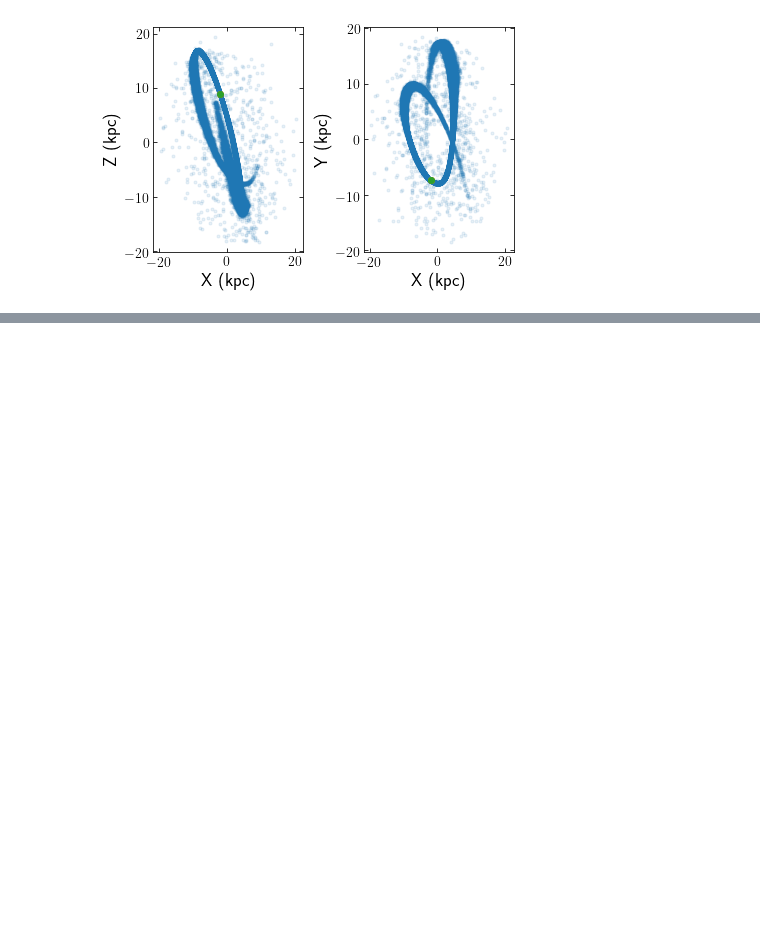
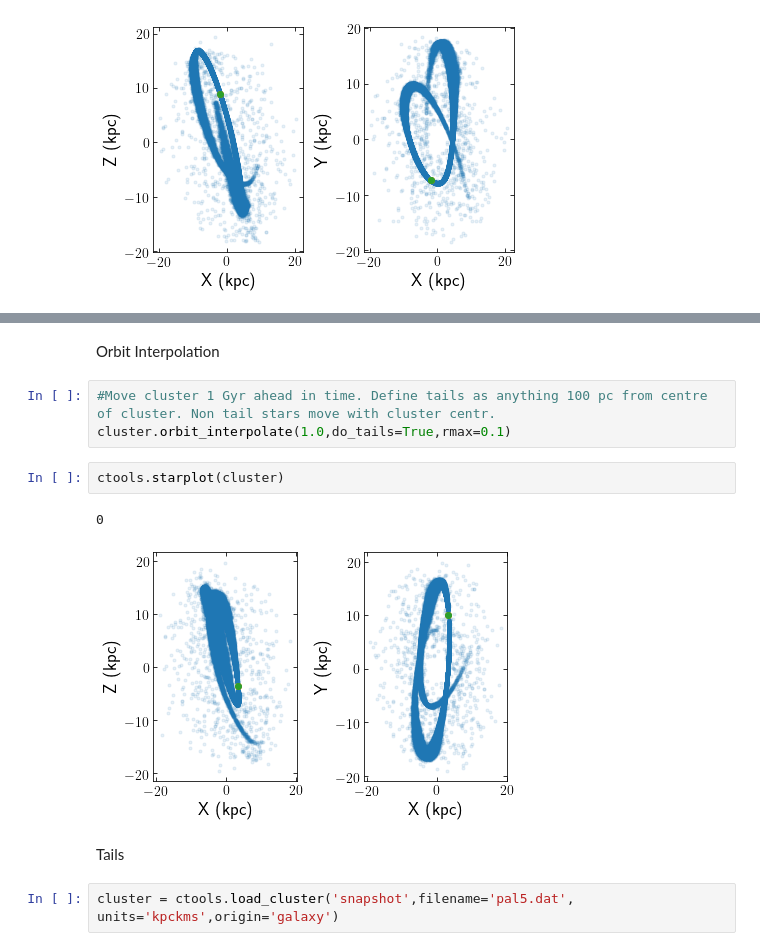
Before and after one commit to webbjj/clustertools, a Jupyter notebook: docs/source/notebooks/orbits_and_tails.ipynb, the cells around one changed output, grey strips where cells are left out. Drawn from its saved outputs; the diff is of its cells as text; blank space fills up the shorter version.

```diff
--- a/docs/source/notebooks/orbits_and_tails.ipynb
+++ b/docs/source/notebooks/orbits_and_tails.ipynb
@@ -23,0 +62,14 @@ PAL5 default
+# %% [markdown]
+Orbit Interpolation
+# %%
+#Move cluster 1 Gyr ahead in time. Define tails as anything 100 pc from centre of cluster. Non tail stars move with cluster centr.
+cluster.orbit_interpolate(1.0,do_tails=True,rmax=0.1)
+# %%
+ctools.starplot(cluster)
+# %% [output]
+0
+[figure, added]
+# %% [markdown]
+Tails
+# %%
+cluster = ctools.load_cluster('snapshot',filename='pal5.dat', units='kpckms',origin='galaxy')
```
Also changed, not shown: parts of 18 cells of this notebook, 9 other files.
